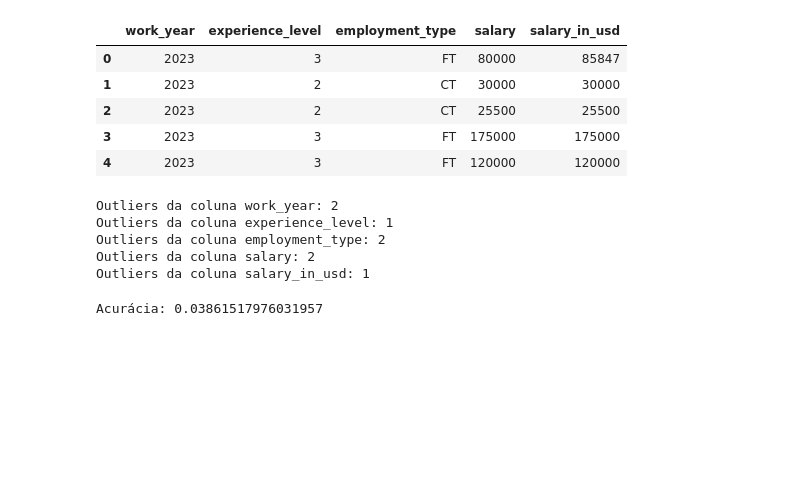
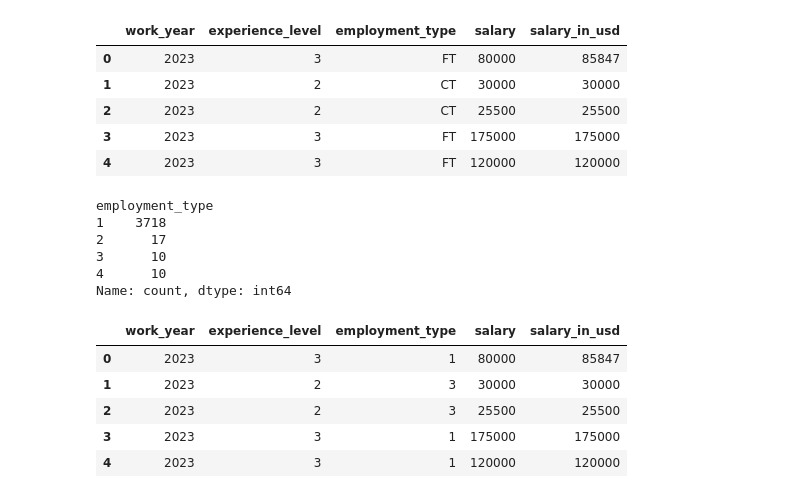
Before and after one commit to vhgomes/ml-2023-1-trabalho-3, a Jupyter notebook: trabalho.ipynb, the cells around one changed output. Drawn from its saved outputs; the diff is of its cells as text; code cells hidden in the pictures; blank space fills up the shorter version.

```diff
--- a/trabalho.ipynb
+++ b/trabalho.ipynb
@@ -135,34 +137,18 @@ def print_outliers_IQR(df):
-# %%
-print_outliers_IQR(df.describe())
-# %% [output]
-Outliers da coluna work_year: 2
-Outliers da coluna experience_level: 1
-Outliers da coluna employment_type: 2
-Outliers da coluna salary: 2
-Outliers da coluna salary_in_usd: 1
-# %%
-model = MLPClassifier()
-X = df.iloc[:,:-1].values
-y = df.iloc[:, -1].values
-
-X_train, X_test, y_train, y_test = train_test_split(X, y, test_size=0.2, random_state=42)
-
-# Pré-processamento dos dados (normalização)
-scaler = StandardScaler()
-X_train_scaled = scaler.fit_transform(X_train)
-X_test_scaled = scaler.transform(X_test)
-
-# Criar o MLPClassifier
-mlp = MLPClassifier(hidden_layer_sizes=(10, 10), activation='relu', random_state=42, )
-
-# Treinar o MLPClassifier
-mlp.fit(X_train_scaled, y_train)
-
-# Fazer previsões
-predictions = mlp.predict(X_test_scaled)
-
-# Avaliar o desempenho
-accuracy = mlp.score(X_test_scaled, y_test)
-print(f"Acurácia: {accuracy}")
-# %% [output]
-Acurácia: 0.03861517976031957
+# %%
+df["employment_type"].value_counts()
+# %% [output]
+employment_type
+1    3718
+2      17
+3      10
+4      10
+Name: count, dtype: int64
+# %%
+df.head()
+# %% [output]
+|  | work_year | experience_level | employment_type | salary | salary_in_usd |
+| 0 | 2023 | 3 | 1 | 80000 | 85847 |
+| 1 | 2023 | 2 | 3 | 30000 | 30000 |
+| 2 | 2023 | 2 | 3 | 25500 | 25500 |
+| 3 | 2023 | 3 | 1 | 175000 | 175000 |
+| 4 | 2023 | 3 | 1 | 120000 | 120000 |
```
Also changed, not shown: parts of 5 cells of this notebook.
